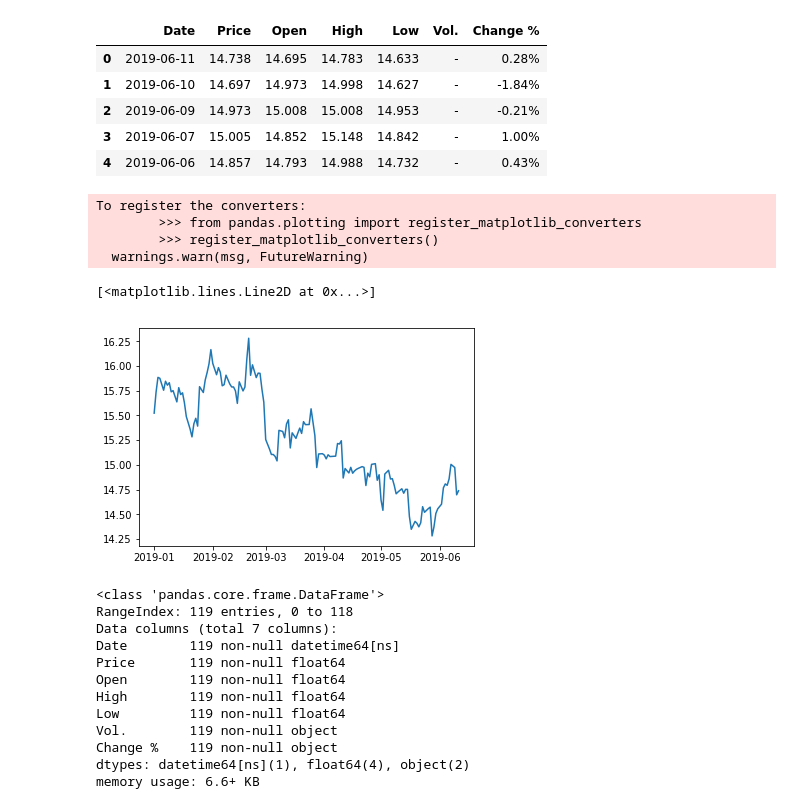
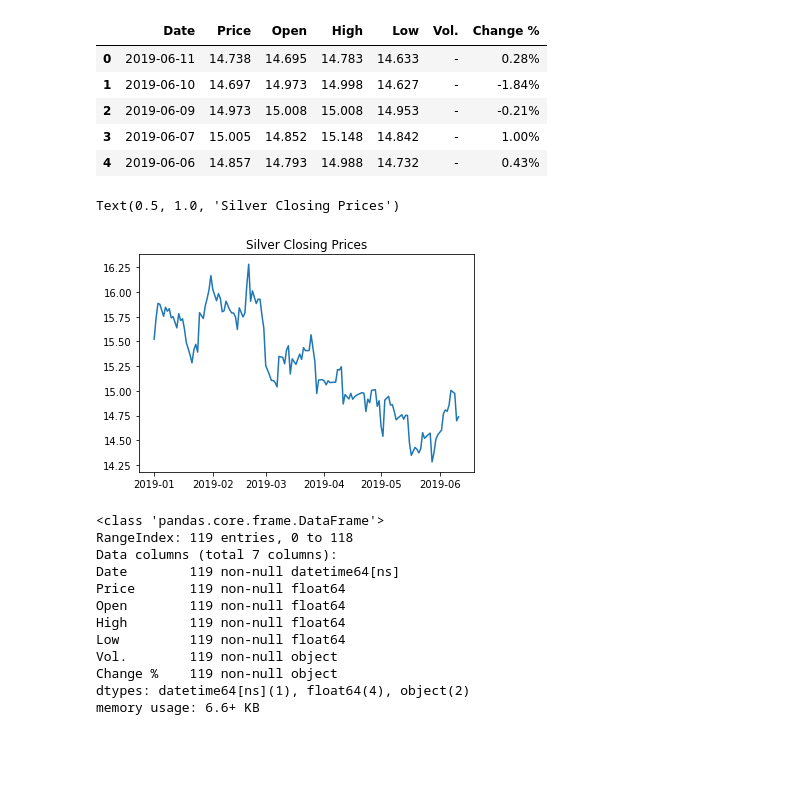
Before and after one commit to pablokimon/Silver-and-Gold, a Jupyter notebook: SilverAndGold.ipynb, the cells around one changed output. Drawn from its saved outputs; the diff is of its cells as text; code cells hidden in the pictures; blank space fills up the shorter version.

Commit message:
title charts

```diff
--- a/SilverAndGold.ipynb
+++ b/SilverAndGold.ipynb
@@ -58,13 +58,10 @@ silver_df.head()
 | 4 | 2019-06-06 | 14.857 | 14.793 | 14.988 | 14.732 | - | 0.43% |
 # %%
 plt.plot(silver_df['Date'],silver_df['Price'])
+plt.title('Silver Closing Prices')
 # %% [output]
-To register the converters:
-        >>> from pandas.plotting import register_matplotlib_converters
-        >>> register_matplotlib_converters()
-  warnings.warn(msg, FutureWarning)
+Text(0.5, 1.0, 'Silver Closing Prices')
-[<matplotlib.lines.Line2D at 0x...>]
-[figure, old version]
+[figure, new version]
 # %%
 gold_df.info()
 # %% [output]
```
Also changed, not shown: parts of 2 cells of this notebook.
